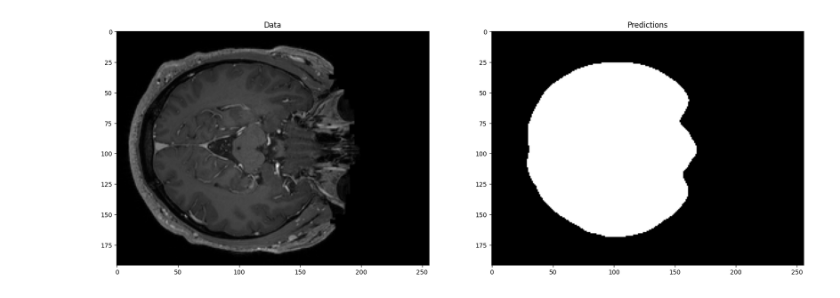
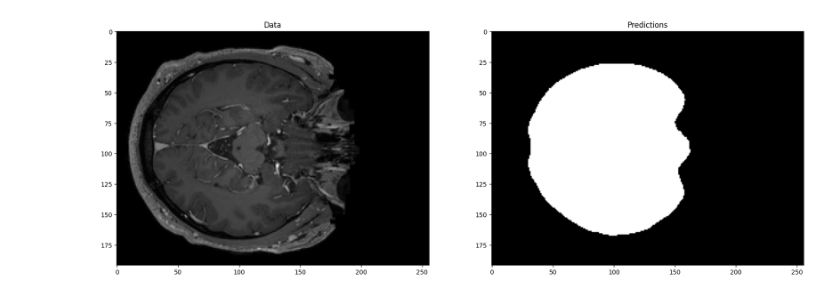
Before and after one commit to dbouget/raidionics_rads_lib, a Jupyter notebook: notebooks/01_run_simple_segmentation.ipynb, the cells around one changed output. Drawn from its saved outputs; the diff is of its cells as text; code cells hidden in the pictures.

```diff
--- a/notebooks/01_run_simple_segmentation.ipynb
+++ b/notebooks/01_run_simple_segmentation.ipynb
@@ -148,26 +190,26 @@ INFO:root:Total elapsed time for executing the pipeline: 21.26216459274292 secon
 # %%
 # Inspect the results
 import nibabel as nib
 import matplotlib.pyplot as plt
 
 logging.getLogger().setLevel(logging.WARNING)
-data_filename = os.path.join(patient_dir, 'T0', 'input1.nii.gz')
-predictions_filename = os.path.join(results_dir, 'T0', 'input1_annotation-Brain.nii.gz')
+data_filename = os.path.join(patient_dir, "patient-UnitTest1", "inputs", 'T0', 'input1.nii.gz')
+predictions_filename = os.path.join(test_results_dir, 'T0', 'input1_annotation-Brain_MRI_Brain.nii.gz')
 
 data = nib.load(data_filename).get_fdata()[:]
 predictions = nib.load(predictions_filename).get_fdata()[:]
 
 predictions[predictions < 0.5] = 0
 predictions[predictions >= 0.5] = 1
 
 # plot corresponding data and predictions for a single 2D slice
 slice_nr = 120
 fig, ax = plt.subplots(1, 2, figsize=(20, 12))
 ax[0].imshow(data[..., slice_nr], cmap="gray")
 ax[1].imshow(predictions[..., slice_nr], cmap="gray")
 
 for i, title in enumerate(["Data", "Predictions"]):
   ax[i].set_title(title)
 plt.show()
 # %% [output]
-[figure, old version]
+[figure, new version]
```
Also changed, not shown: parts of 5 cells of this notebook.
